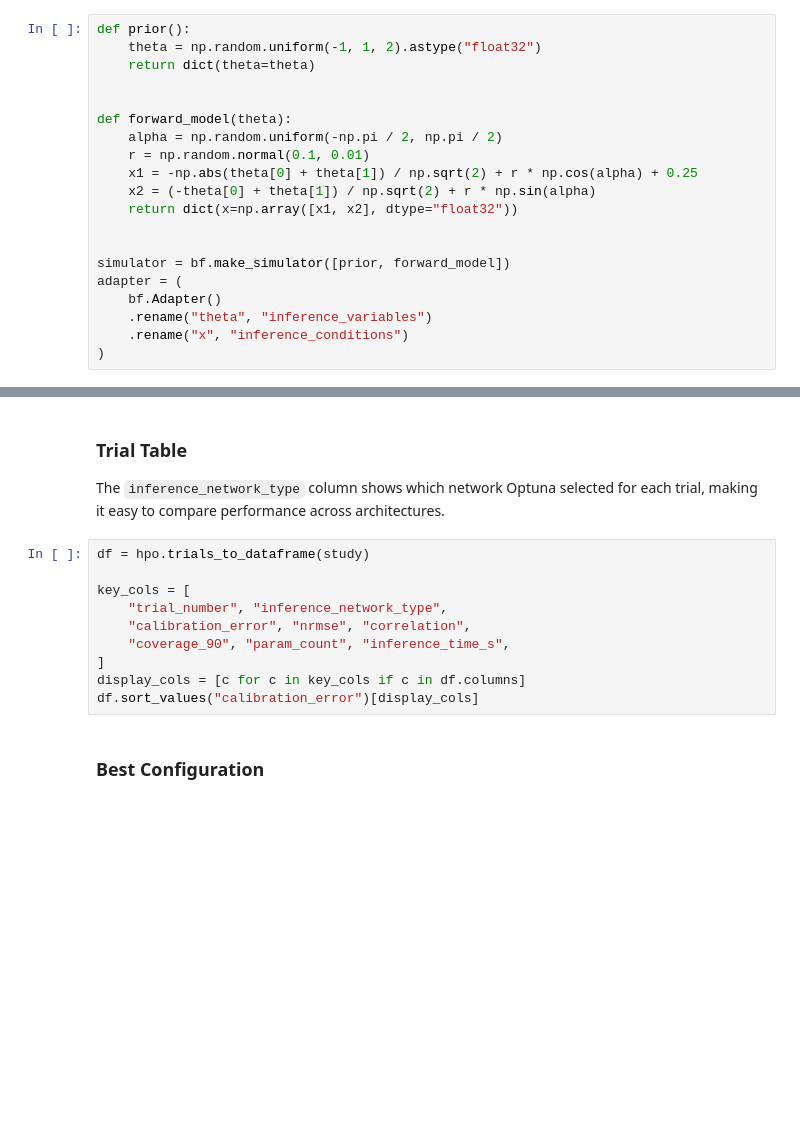
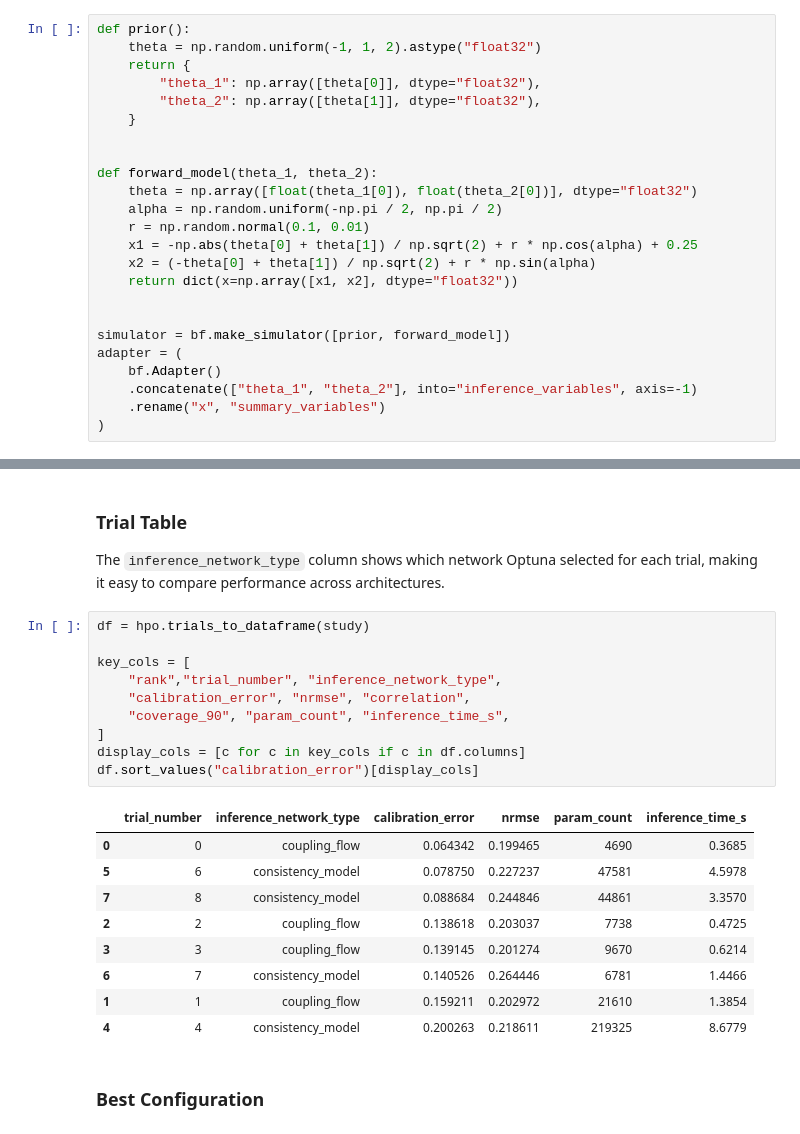
Before and after one commit to matthiaskloft/bayesflow-hpo, a Jupyter notebook: examples/two_moons_optimization.ipynb, the cells around one changed output, grey strips where cells are left out. Saved outputs shown, nothing was run; the diff lists cells and outputs as text; blank space fills up the shorter version.

```diff
--- a/examples/two_moons_optimization.ipynb
+++ b/examples/two_moons_optimization.ipynb
@@ -21,10 +40,14 @@ Since the observations `x` are fixed-size vectors (not sets), we use them direct
 # %%
 def prior():
     theta = np.random.uniform(-1, 1, 2).astype("float32")
-    return dict(theta=theta)
+    return {
+        "theta_1": np.array([theta[0]], dtype="float32"),
+        "theta_2": np.array([theta[1]], dtype="float32"),
+    }
 
 
-def forward_model(theta):
+def forward_model(theta_1, theta_2):
+    theta = np.array([float(theta_1[0]), float(theta_2[0])], dtype="float32")
     alpha = np.random.uniform(-np.pi / 2, np.pi / 2)
     r = np.random.normal(0.1, 0.01)
     x1 = -np.abs(theta[0] + theta[1]) / np.sqrt(2) + r * np.cos(alpha) + 0.25
@@ -35,8 +58,8 @@ def forward_model(theta):
 simulator = bf.make_simulator([prior, forward_model])
 adapter = (
     bf.Adapter()
-    .rename("theta", "inference_variables")
-    .rename("x", "inference_conditions")
+    .concatenate(["theta_1", "theta_2"], into="inference_variables", axis=-1)
+    .rename("x", "summary_variables")
 )
 # %% [markdown]
 ## 2. Network Selection Search Space
@@ -97,13 +418,23 @@ The `inference_network_type` column shows which network Optuna selected for each
 # %%
 df = hpo.trials_to_dataframe(study)
 
 key_cols = [
-    "trial_number", "inference_network_type",
+    "rank","trial_number", "inference_network_type",
     "calibration_error", "nrmse", "correlation",
     "coverage_90", "param_count", "inference_time_s",
 ]
 display_cols = [c for c in key_cols if c in df.columns]
 df.sort_values("calibration_error")[display_cols]
+# %% [output]
+|  | trial_number | inference_network_type | calibration_error | nrmse | param_count | inference_time_s |
+| 0 | 0 | coupling_flow | 0.064342 | 0.199465 | 4690 | 0.3685 |
+| 5 | 6 | consistency_model | 0.078750 | 0.227237 | 47581 | 4.5978 |
+| 7 | 8 | consistency_model | 0.088684 | 0.244846 | 44861 | 3.3570 |
+| 2 | 2 | coupling_flow | 0.138618 | 0.203037 | 7738 | 0.4725 |
+| 3 | 3 | coupling_flow | 0.139145 | 0.201274 | 9670 | 0.6214 |
+| 6 | 7 | consistency_model | 0.140526 | 0.264446 | 6781 | 1.4466 |
+| 1 | 1 | coupling_flow | 0.159211 | 0.202972 | 21610 | 1.3854 |
+| 4 | 4 | consistency_model | 0.200263 | 0.218611 | 219325 | 8.6779 |
 # %% [markdown]
 ### Best Configuration
 # %%
```
Also changed, not shown: parts of 15 cells of this notebook, 2 other files.
